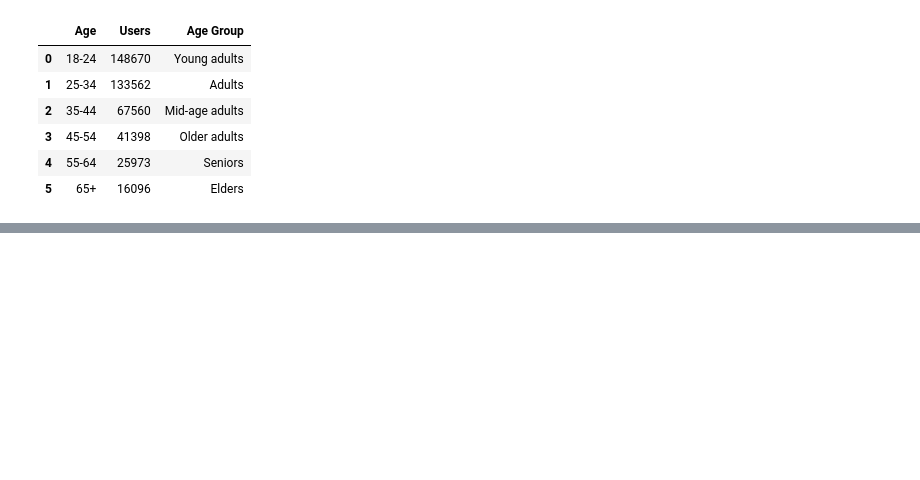
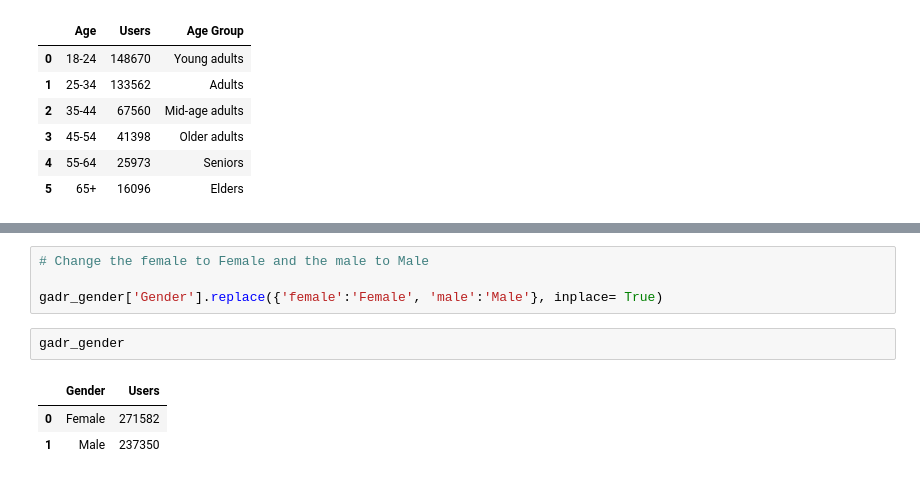
Before and after one commit to donaldebube/WFD-Python-Code, a Jupyter notebook: GADR_Python_Code.ipynb, the cells around one changed output, grey strips where cells are left out. Cells and saved outputs as stored; diff of their text form; blank space fills up the shorter version.

```diff
--- a/GADR_Python_Code.ipynb
+++ b/GADR_Python_Code.ipynb
@@ -277,0 +286,10 @@ gadr_age
+# %%
+# Change the female to Female and the male to Male
+
+gadr_gender['Gender'].replace({'female':'Female', 'male':'Male'}, inplace= True)
+# %%
+gadr_gender
+# %% [output]
+|  | Gender | Users |
+| 0 | Female | 271582 |
+| 1 | Male | 237350 |
```
Also changed, not shown: parts of 2 cells of this notebook.
